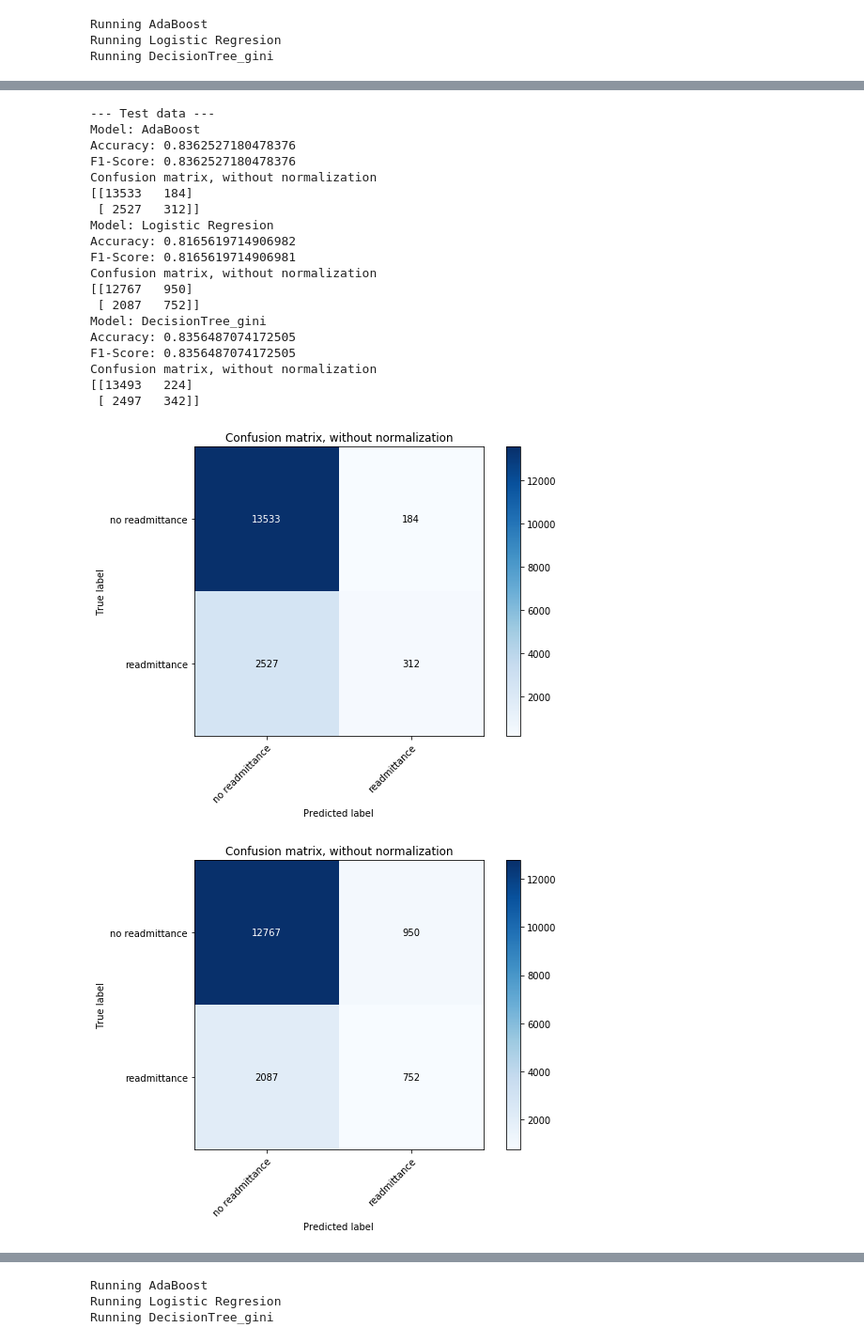
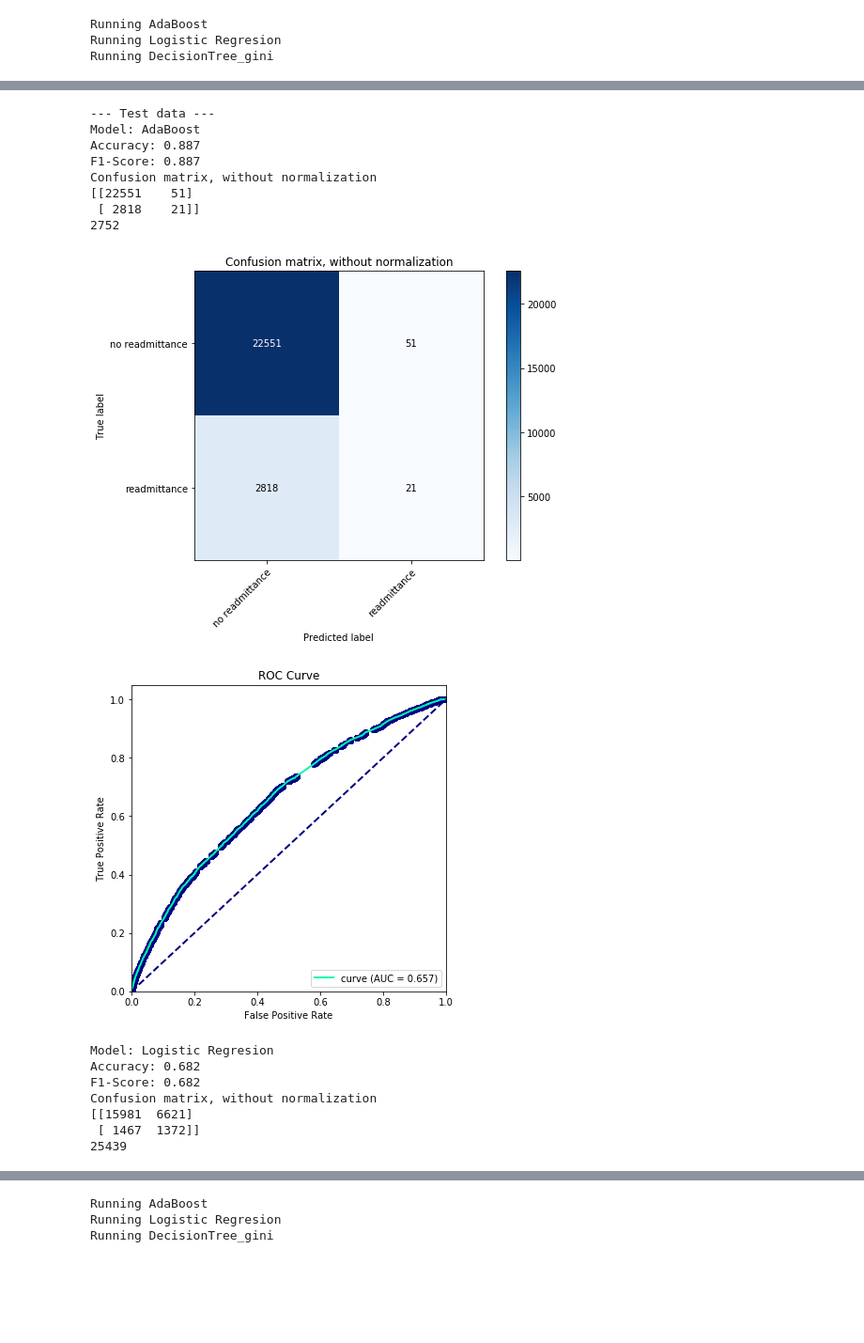
Before and after one commit to angelmanzur/Diabetes_130Hospitals, a Jupyter notebook: Diabetes_Inspection.ipynb, the cells around one changed output, grey strips where cells are left out. Shown at 94% size. Saved outputs shown, nothing was run; the diff lists cells and outputs as text; code cells hidden in the pictures; blank space fills up the shorter version.

Commit message:
updated diabetes inspection, added auc_roc curves

```diff
--- a/Diabetes_Inspection.ipynb
+++ b/Diabetes_Inspection.ipynb
@@ -224,7 +222,7 @@ y_test_pca_predicts = predict_all(X_test_pca, y_test_pca, models)
 print('--- Train data ---')
 for i, y_new_train_pred in enumerate(y_train_pca_predicts):
     display_acc_and_f1_score(y_train_pca, y_new_train_pred, model_names[i])
-    plot_confusion_matrix(y_train_pca, y_new_train_pred,classes=classes)
+    plot_confusion_matrix(y_train_pca, y_new_train_pred,classes=classes,cmap = plt.cm.Blues)
 # %% [output]
 --- Train data ---
 Model: AdaBoost
@@ -250,7 +248,7 @@ Confusion matrix, without normalization
 print('\n\n--- Test data ---')
 for i,y_new_test_pred in enumerate(y_test_pca_predicts):
     display_acc_and_f1_score(y_test_pca, y_new_test_pred, model_names[i])
-    plot_confusion_matrix(y_test_pca, y_new_test_pred,classes=classes)
+    plot_confusion_matrix(y_test_pca, y_new_test_pred,classes=classes,cmap = plt.cm.Blues)
 # %% [output]
 --- Test data ---
 Model: AdaBoost
@@ -275,7 +273,9 @@ Confusion matrix, without normalization
 # %% [markdown]
 # Let's drop the data with readmittance >30
 # %%
-df_reduced = df[df.readmitted<2]
+df_reduced = df.copy()
+df_reduced.readmitted = np.where(df_reduced.readmitted==2, 0, df_reduced.readmitted)
+# [df.readmitted<2]
 classes=['no readmittance', 'readmittance']
 # %%
 df.shape, df_reduced.shape
@@ -304,7 +304,7 @@ y_test_predicts = predict_all(np.array(X_test), np.array(y_test), models)
 print('--- Train data ---')
 for i, y_train_pred in enumerate(y_train_predicts):
     display_acc_and_f1_score(y_train, y_train_pred, model_names[i])
-    plot_confusion_matrix(y_train, y_train_pred,classes)
+    plot_confusion_matrix(y_train, y_train_pred,classes,cmap = plt.cm.Blues)
 # %% [output]
 --- Train data ---
 Model: AdaBoost
@@ -331,27 +331,25 @@ Confusion matrix, without normalization
 # %%
 print('\n\n--- Test data ---')
 for i,y_test_pred in enumerate(y_test_predicts):
     display_acc_and_f1_score(y_test, y_test_pred, model_names[i])
-    plot_confusion_matrix(y_test, y_test_pred,classes)
+    plot_confusion_matrix(y_test, y_test_pred,classes,cmap = plt.cm.Blues)
+    fig = plt.figure(figsize=(6,6))
+    roc_auc(models[i].predict_proba(X_test)[:,1], y_test)
 # %% [output]
 --- Test data ---
 Model: AdaBoost
-Accuracy: 0.8362527180478376
-F1-Score: 0.8362527180478376
+Accuracy: 0.887
+F1-Score: 0.887
 Confusion matrix, without normalization
-[[13533   184]
- [ 2527   312]]
-Model: Logistic Regresion
-Accuracy: 0.8165619714906982
-F1-Score: 0.8165619714906981
-Confusion matrix, without normalization
-[[12767   950]
- [ 2087   752]]
-Model: DecisionTree_gini
-Accuracy: 0.8356487074172505
-F1-Score: 0.8356487074172505
-Confusion matrix, without normalization
-[[13493   224]
- [ 2497   342]]
+[[22551    51]
+ [ 2818    21]]
+2752
-[figure, old version]
+[figure, new version]
-[figure, old version]
+[figure, new version]
+Model: Logistic Regresion
+Accuracy: 0.682
+F1-Score: 0.682
+Confusion matrix, without normalization
+[[15981  6621]
+ [ 1467  1372]]
+25439
```
Also changed, not shown: parts of 102 cells of this notebook, 2 other files.
